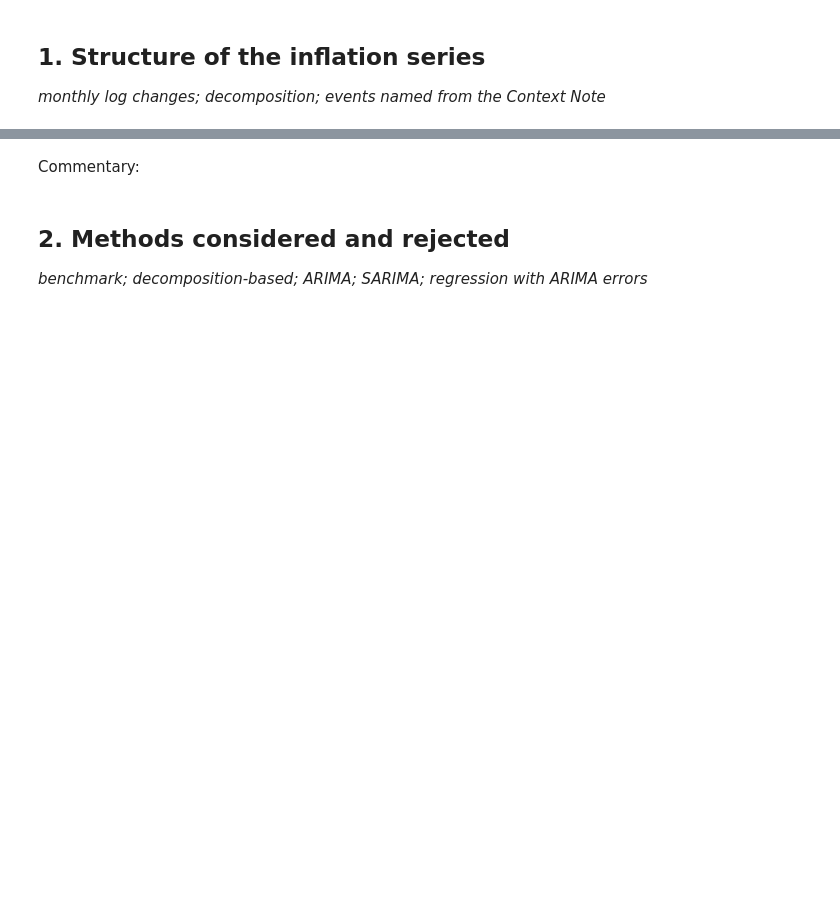
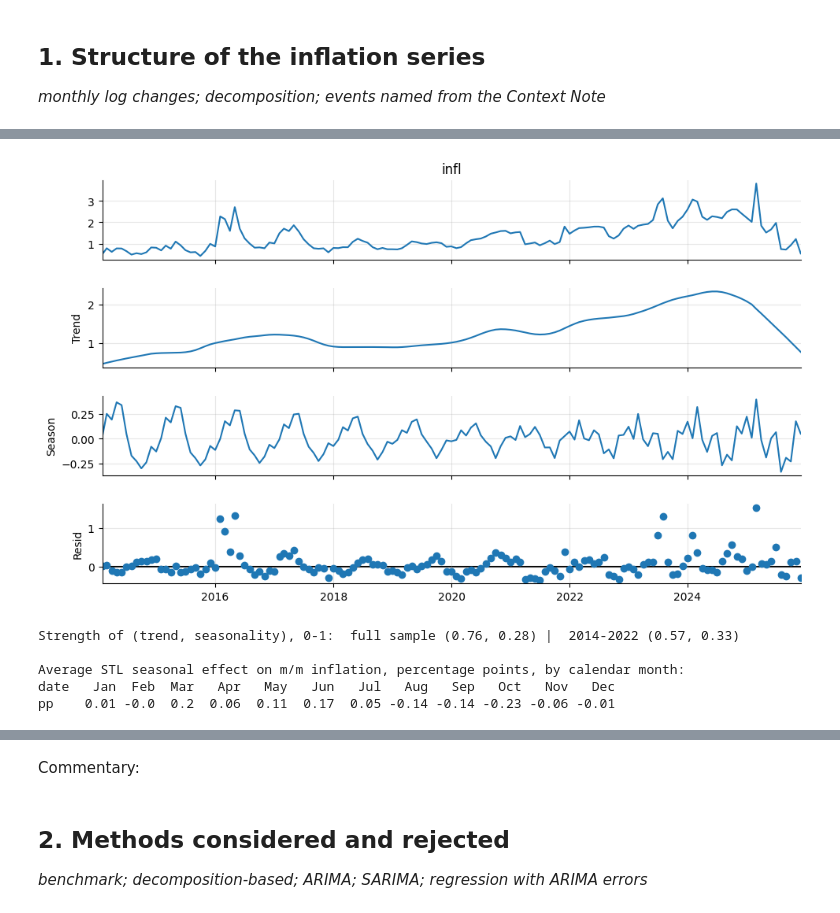
Before and after one commit to Favour-Fregene/NUTDTS816_Course_Repository, a Jupyter notebook: notebooks/assessments/CS1_starter.ipynb, the cells around one changed output, grey strips where cells are left out. Saved outputs shown, nothing was run; the diff lists cells and outputs as text; code cells hidden in the pictures; blank space fills up the shorter version.

```diff
--- a/notebooks/assessments/CS1_starter.ipynb
+++ b/notebooks/assessments/CS1_starter.ipynb
@@ -190,0 +207,9 @@ fig = stl_cpi.plot(); fig.set_size_inches(9, 7)
+# %%
+# 1c. Regimes: the level of monthly inflation shifts with the policy events   [Context Note timeline]
+regimes = {"2014-02 to 2019-12 (pre-COVID)": ("2014-02", "2019-12"), "2020-01 to 2023-05 (pre-reform)": ("2020-01", "2023-05"),
+           "2023-06 to 2024-12 (post-reform, old basket)": ("2023-06", "2024-12"), "2025-02 to 2025-12 (rebased, disinflation)": ("2025-02", "2025-12"),
+           "2025-07 to 2025-12 (last six months)": ("2025-07", "2025-12")}
+rows = []
+for name, (a, b) in regimes.items():
+    s = infl[a:b]; rows.append({"regime": name, "months": len(s), "mean m/m %": s.mean(), "sd": s.std(), "annualised %": 100 * (np.exp(12 * s.mean() / 100) - 1)})
+reg_tab = pd.DataFrame(rows).set_index("regime"); print(reg_tab.round(2).to_string())
@@ -190,0 +224,20 @@ fig = stl_cpi.plot(); fig.set_size_inches(9, 7)
+# %%
+# 1d. STL decomposition of monthly inflation (seam month interpolated) and strength of trend / seasonality   [Lab 04]
+stl = STL(infl_p, period=12, seasonal=13, robust=True).fit()
+fig = stl.plot(); fig.set_size_inches(10, 6.5); plt.show()
+
+def strength_features(s, period=12):
+    r = STL(s, period=period, seasonal=13, robust=True).fit()
+    ft = max(0, 1 - r.resid.var() / (r.trend + r.resid).var()); fs = max(0, 1 - r.resid.var() / (r.seasonal + r.resid).var())
+    return round(ft, 2), round(fs, 2)
+print("Strength of (trend, seasonality), 0-1:  full sample", tuple(map(float, strength_features(infl_p))), "|  2014-2022", tuple(map(float, strength_features(infl_p.loc[:"2022"]))))
+seas_by_month = stl.seasonal.groupby(stl.seasonal.index.month).mean()
+print("\nAverage STL seasonal effect on m/m inflation, percentage points, by calendar month:")
+print(seas_by_month.rename(index=lambda m: pd.Timestamp(2000, m, 1).strftime("%b")).round(2).to_frame("pp").T.to_string())
+# %% [output]
+[figure, added]
+Strength of (trend, seasonality), 0-1:  full sample (0.76, 0.28) |  2014-2022 (0.57, 0.33)
+
+Average STL seasonal effect on m/m inflation, percentage points, by calendar month:
+date   Jan  Feb  Mar   Apr   May   Jun   Jul   Aug   Sep   Oct   Nov   Dec
+pp    0.01 -0.0  0.2  0.06  0.11  0.17  0.05 -0.14 -0.14 -0.23 -0.06 -0.01
```
Also changed, not shown: parts of 32 cells of this notebook.
